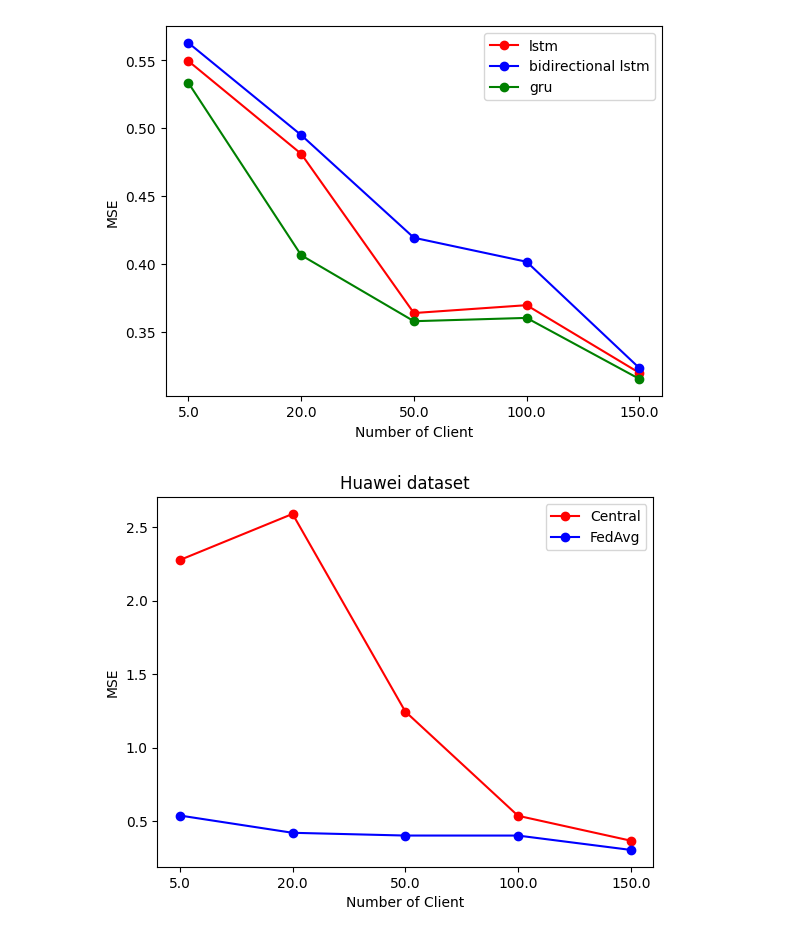
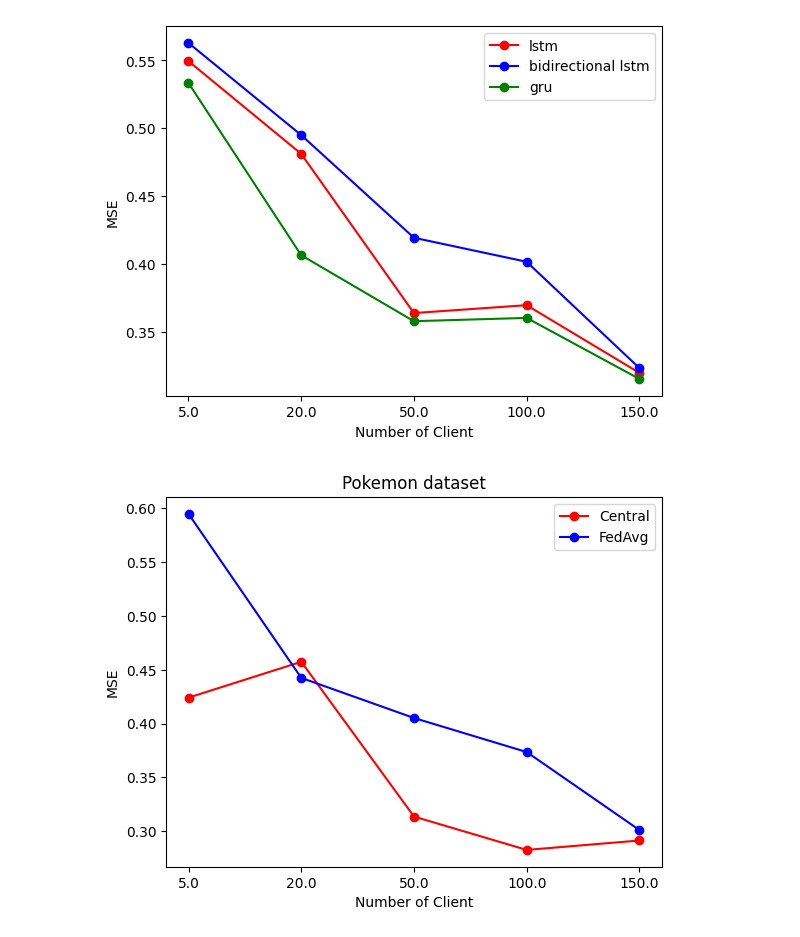
Before and after one commit to mducbg2000/fl-qoe, a Jupyter notebook: chart.ipynb, the cells around one changed output. Drawn from its saved outputs; the diff is of its cells as text; code cells hidden in the pictures.

```diff
--- a/chart.ipynb
+++ b/chart.ipynb
@@ -24,16 +24,16 @@ plt.show()
 data = json.load(open('fed_compare.json','r'))
 x = data['num_clients']
 # %%
-plt.plot(data['central'], 'o-r', label='Central')
-plt.plot(data['FedAvg'], 'o-b', label='FedAvg')
+plt.plot(data['bidirectional-lstm-2']['central'], 'o-r', label='Central')
+plt.plot(data['bidirectional-lstm-2']['FedAvg'], 'o-b', label='FedAvg')
 xi = list(range(len(x)))
 plt.xticks(xi, x)
 
 plt.xlabel('Number of Client')
 plt.ylabel('MSE')
 
-plt.title("Huawei dataset")
+plt.title("Pokemon dataset")
 plt.legend()
 plt.show()
 # %% [output]
-[figure, old version]
+[figure, new version]
```
Also changed, not shown: 6 other files.
